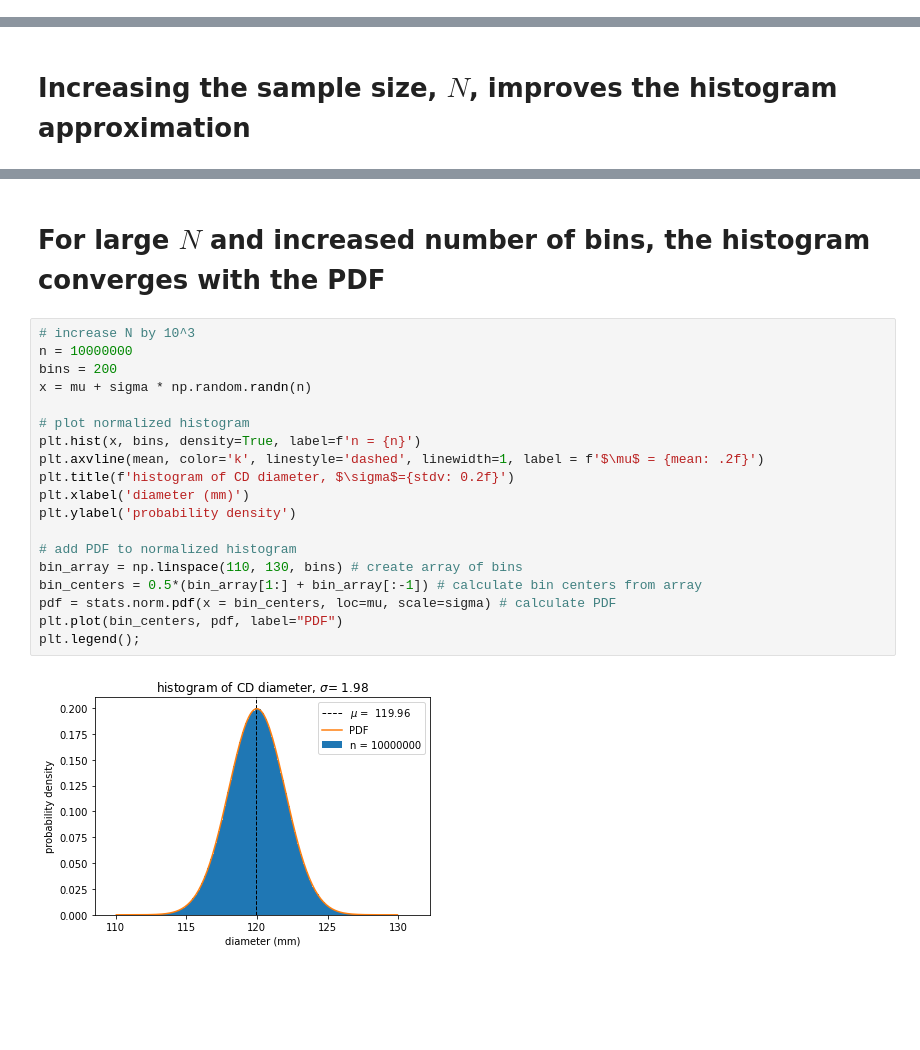
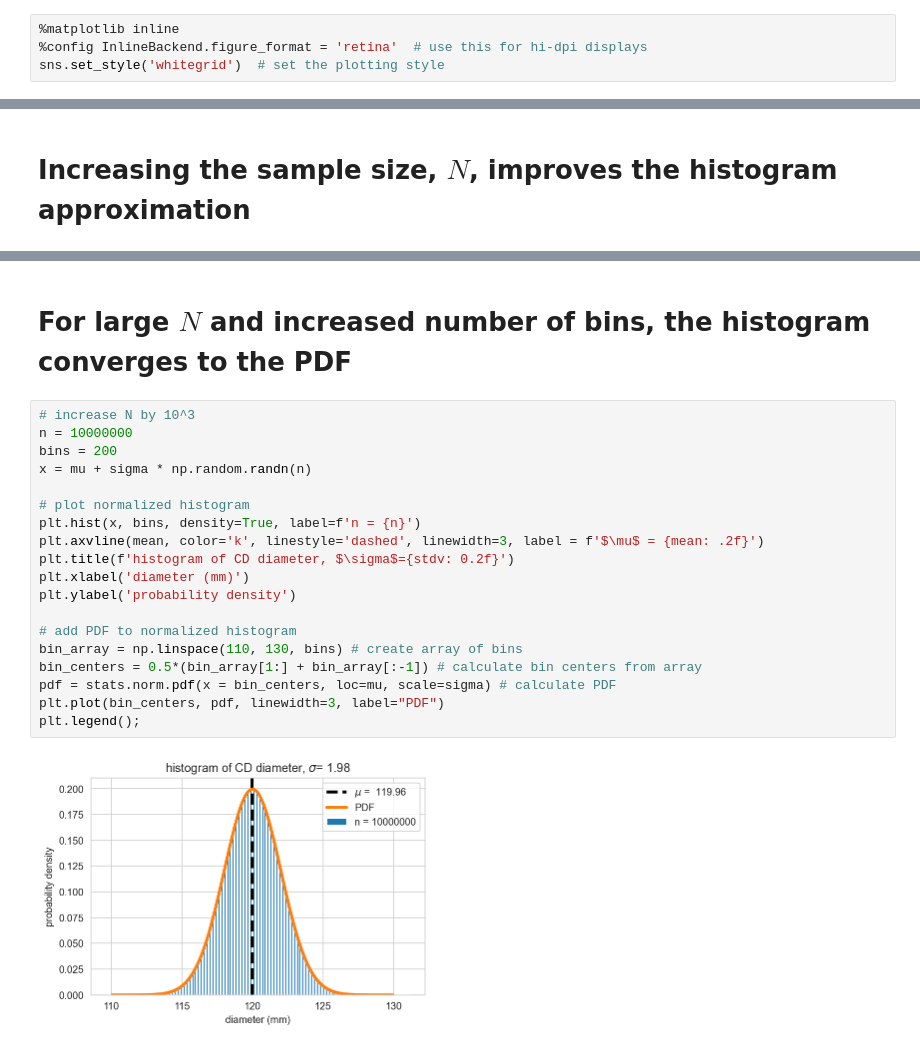
Before and after one commit to UCLA-Chem114/lab_notebooks, a Jupyter notebook: lecture_notebooks/PDF.ipynb, the cells around one changed output, grey strips where cells are left out. Cells and saved outputs as stored; diff of their text form; blank space fills up the shorter version.

```diff
--- a/lecture_notebooks/PDF.ipynb
+++ b/lecture_notebooks/PDF.ipynb
@@ -7,3 +6,7 @@ from scipy import stats
+# %%
+%matplotlib inline
+%config InlineBackend.figure_format = 'retina'  # use this for hi-dpi displays
+sns.set_style('whitegrid')  # set the plotting style
 # %% [markdown]
 # Simulate data
 
@@ -118,23 +121,23 @@ plt.legend();
 # %% [markdown]
-# For large $N$ and increased number of bins, the histogram converges with the  PDF
+# For large $N$ and increased number of bins, the histogram converges to the  PDF
 # %%
 # increase N by 10^3
 n = 10000000
 bins = 200
 x = mu + sigma * np.random.randn(n)
 
 # plot normalized histogram
 plt.hist(x, bins, density=True, label=f'n = {n}')
-plt.axvline(mean, color='k', linestyle='dashed', linewidth=1, label = f'$\mu$ = {mean: .2f}')
+plt.axvline(mean, color='k', linestyle='dashed', linewidth=3, label = f'$\mu$ = {mean: .2f}')
 plt.title(f'histogram of CD diameter, $\sigma$={stdv: 0.2f}')
 plt.xlabel('diameter (mm)')
 plt.ylabel('probability density')
 
 # add PDF to normalized histogram
 bin_array = np.linspace(110, 130, bins) # create array of bins
 bin_centers = 0.5*(bin_array[1:] + bin_array[:-1]) # calculate bin centers from array
 pdf = stats.norm.pdf(x = bin_centers, loc=mu, scale=sigma) # calculate PDF
-plt.plot(bin_centers, pdf, label="PDF")
+plt.plot(bin_centers, pdf, linewidth=3, label="PDF")
 plt.legend();
 # %% [output]
-[figure, old version]
+[figure, new version]
```
Also changed, not shown: parts of 6 cells of this notebook, 24 other files.
